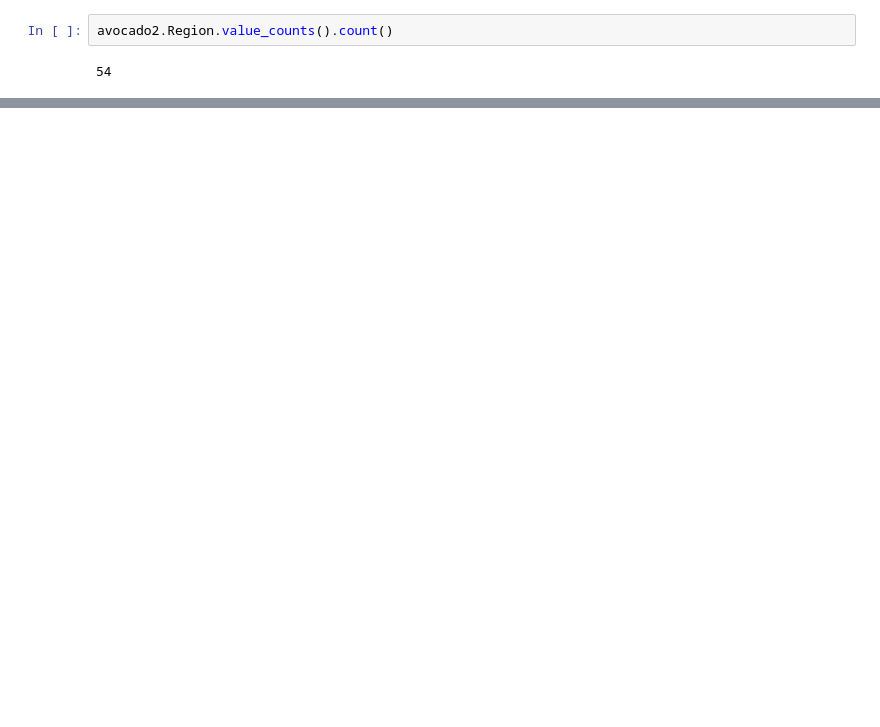
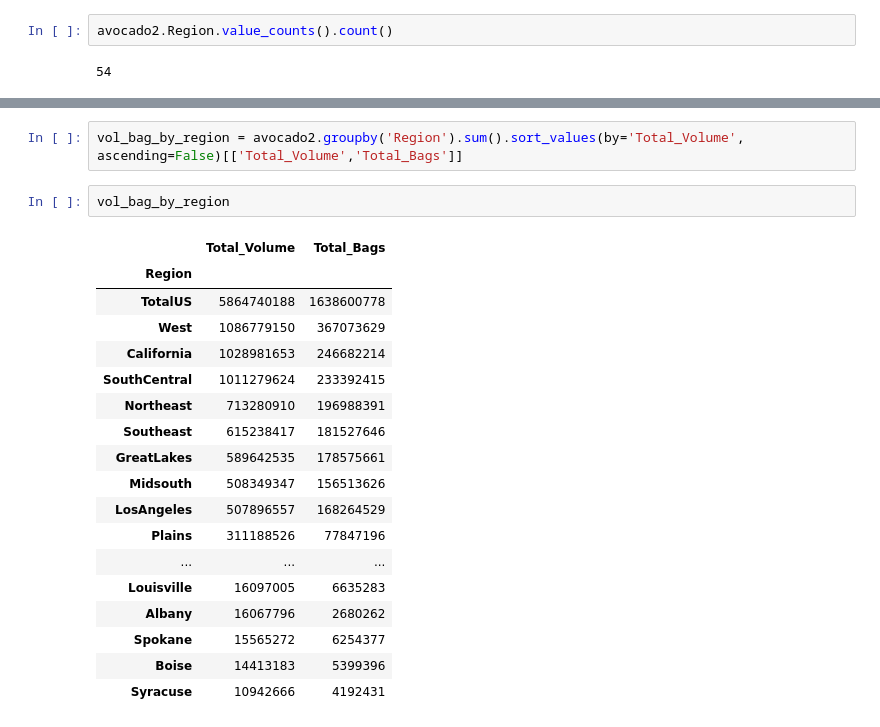
Before and after one commit to chanelle7/avocado_shiny, a Jupyter notebook: avocado_raw.ipynb, the cells around one changed output, grey strips where cells are left out. Drawn from its saved outputs; the diff is of its cells as text; blank space fills up the shorter version.

```diff
--- a/avocado_raw.ipynb
+++ b/avocado_raw.ipynb
@@ -358,0 +424,23 @@ avocado2.to_csv('avocado_cleaned.csv',index=False)
+# %%
+vol_bag_by_region = avocado2.groupby('Region').sum().sort_values(by='Total_Volume', ascending=False)[['Total_Volume','Total_Bags']]
+# %%
+vol_bag_by_region
+# %% [output]
+|  | Total_Volume | Total_Bags |
+| Region |  |  |
+| TotalUS | 5864740188 | 1638600778 |
+| West | 1086779150 | 367073629 |
+| California | 1028981653 | 246682214 |
+| SouthCentral | 1011279624 | 233392415 |
+| Northeast | 713280910 | 196988391 |
+| Southeast | 615238417 | 181527646 |
+| GreatLakes | 589642535 | 178575661 |
+| Midsouth | 508349347 | 156513626 |
+| LosAngeles | 507896557 | 168264529 |
+| Plains | 311188526 | 77847196 |
+| ... | ... | ... |
+| Louisville | 16097005 | 6635283 |
+| Albany | 16067796 | 2680262 |
+| Spokane | 15565272 | 6254377 |
+| Boise | 14413183 | 5399396 |
+| Syracuse | 10942666 | 4192431 |
```
Also changed, not shown: parts of 30 cells of this notebook, 1 other file.
